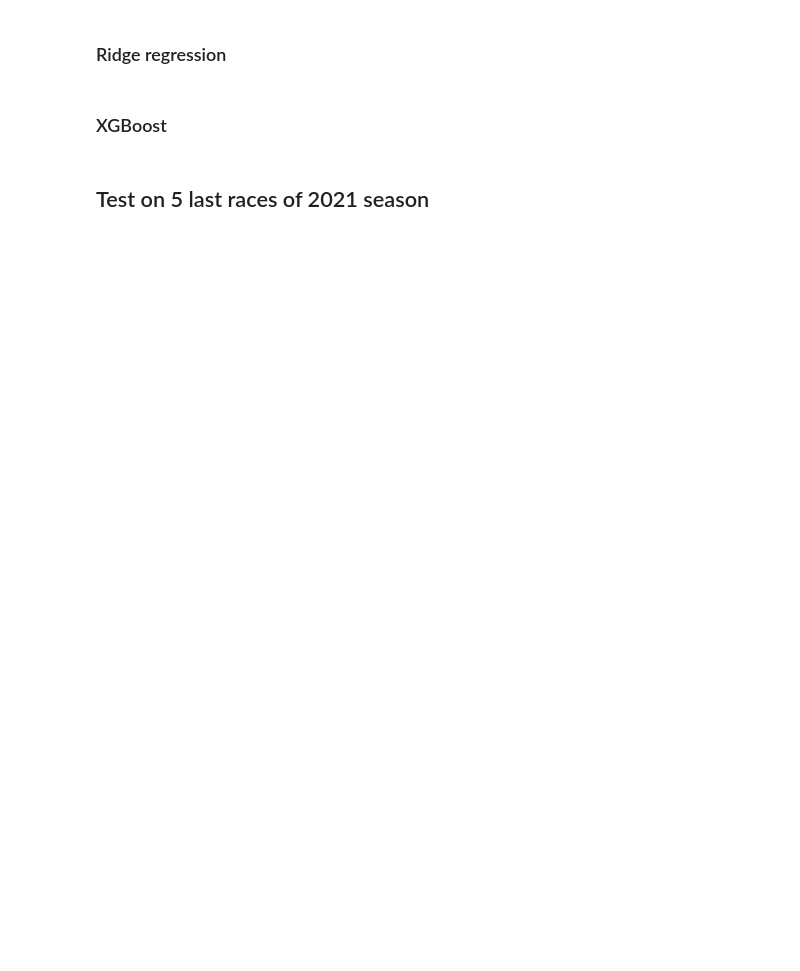
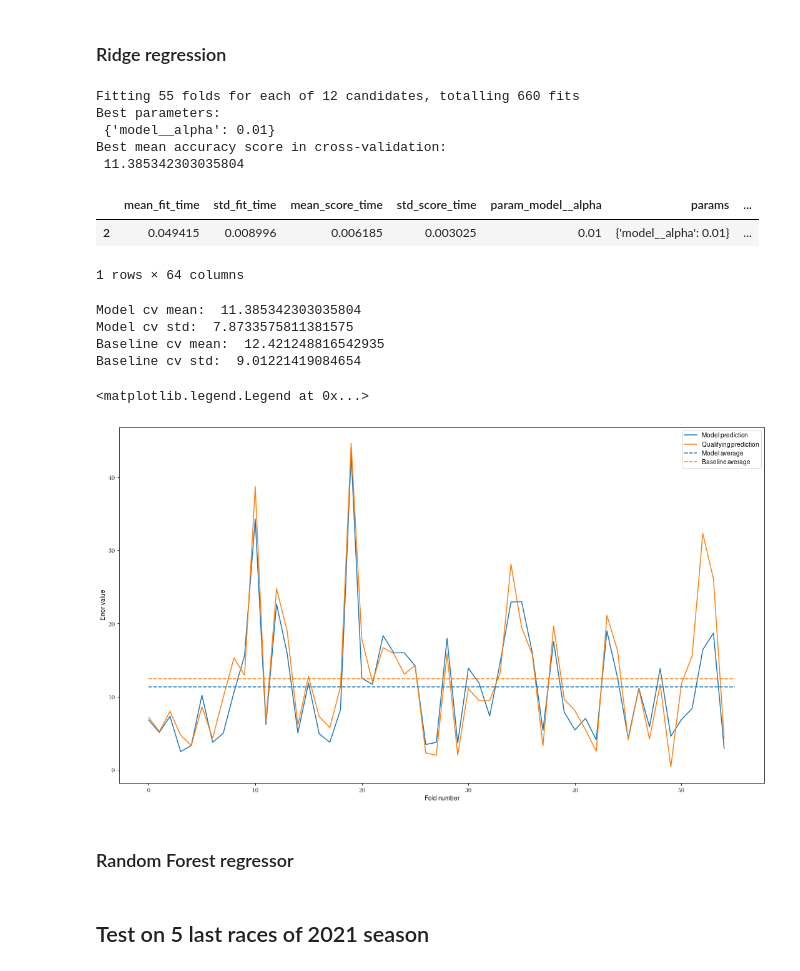
Before and after one commit to mariuscaptari/machine-learning-coursework, a Jupyter notebook: notebooks/05-models.ipynb, the cells around one changed output. Drawn from its saved outputs; the diff is of its cells as text; code cells hidden in the pictures; blank space fills up the shorter version.

```diff
--- a/notebooks/05-models.ipynb
+++ b/notebooks/05-models.ipynb
@@ -178,16 +133,63 @@ def gridSearchCV_results(X_train, y_train, cv, scorer, pipeline, param_grid, out
 # %%
 ridge_pipeline = Pipeline([
     ('one_hot', one_hot_encoder),
-    ('scaler', StandardScaler()),
     ('model', Ridge(random_state=42))
 ])
 ridge_param_grid = {
-    'scaler':['passthrough', StandardScaler(with_mean=False)],
-    'model__alpha':[0, 0.001, 0.005, 0.01, 0.02, 0.03, 0.05, 0.1, 0.15, 0.2, 0.3, 0.5, 1],
+    'model__alpha':[0.001, 0.005, 0.01, 0.02, 0.03, 0.05, 0.1, 0.15, 0.2, 0.3, 0.5, 1],
 }
 #pipeline.get_params()
 # %%
-ridgeRegression_model = gridSearchCV_results(X_train, y_train, tscv, scorer, ridge_pipeline, ridge_param_grid, output=True)
+ridgeRegression_model, ridge_cv_results = gridSearchCV_results(X_train, y_train, tscv, no_retirements_scorer, ridge_pipeline, ridge_param_grid, output=True)
+# %% [output]
+Fitting 55 folds for each of 12 candidates, totalling 660 fits
+Best parameters:
+ {'model__alpha': 0.01}
+Best mean accuracy score in cross-validation:
+ 11.385342303035804
-# %% [markdown]
-### XGBoost
+# %%
+ridge_cv_results_df = pd.DataFrame(ridge_cv_results)
+best_score_cv = ridge_cv_results_df.loc[ridge_cv_results_df['rank_test_score'] == 1]
+
+best_score_cv_array = best_score_cv.iloc[:,6:-3].values
+# %%
+best_score_cv
+# %% [output]
+|  | mean_fit_time | std_fit_time | mean_score_time | std_score_time | param_model__alpha | params | ... |
+| 2 | 0.049415 | 0.008996 | 0.006185 | 0.003025 | 0.01 | {'model__alpha': 0.01} | ... |
+1 rows × 64 columns
+# %%
+x = np.absolute(best_score_cv_array)
+y = list(x.flatten())
+# %%
+print('Model cv mean: ', np.mean(y))
+print('Model cv std: ', np.std(y))
+
+print('Baseline cv mean: ', np.mean(mse_scores))
+print('Baseline cv std: ', np.std(mse_scores))
+# %% [output]
+Model cv mean:  11.385342303035804
+Model cv std:  7.8733575811381575
+Baseline cv mean:  12.421248816542935
+Baseline cv std:  9.01221419084654
+# %%
+fig, ax = plt.subplots()
+
+fig.set_size_inches(18.5, 10.5)
+
+ax.plot(y, label='Model prediction')
+ax.plot(mse_scores, label='Qualifying prediction')
+
+ax.hlines(np.mean(y), xmin = 0, xmax= 55, colors='tab:blue', linestyles='dashed', label='Model average')
+ax.hlines(np.mean(mse_scores), xmin = 0, xmax= 55, colors='tab:orange', linestyles='dashed', label='Baseline average')
+
+plt.xlabel('Fold number')
+plt.ylabel('Error value')
+
+plt.legend(loc="upper right")
+# %% [output]
+<matplotlib.legend.Legend at 0x...>
+[figure, added]
+# %% [markdown]
+### Random Forest regressor
 # %%
```
Also changed, not shown: parts of 23 cells of this notebook, 7 other files.
